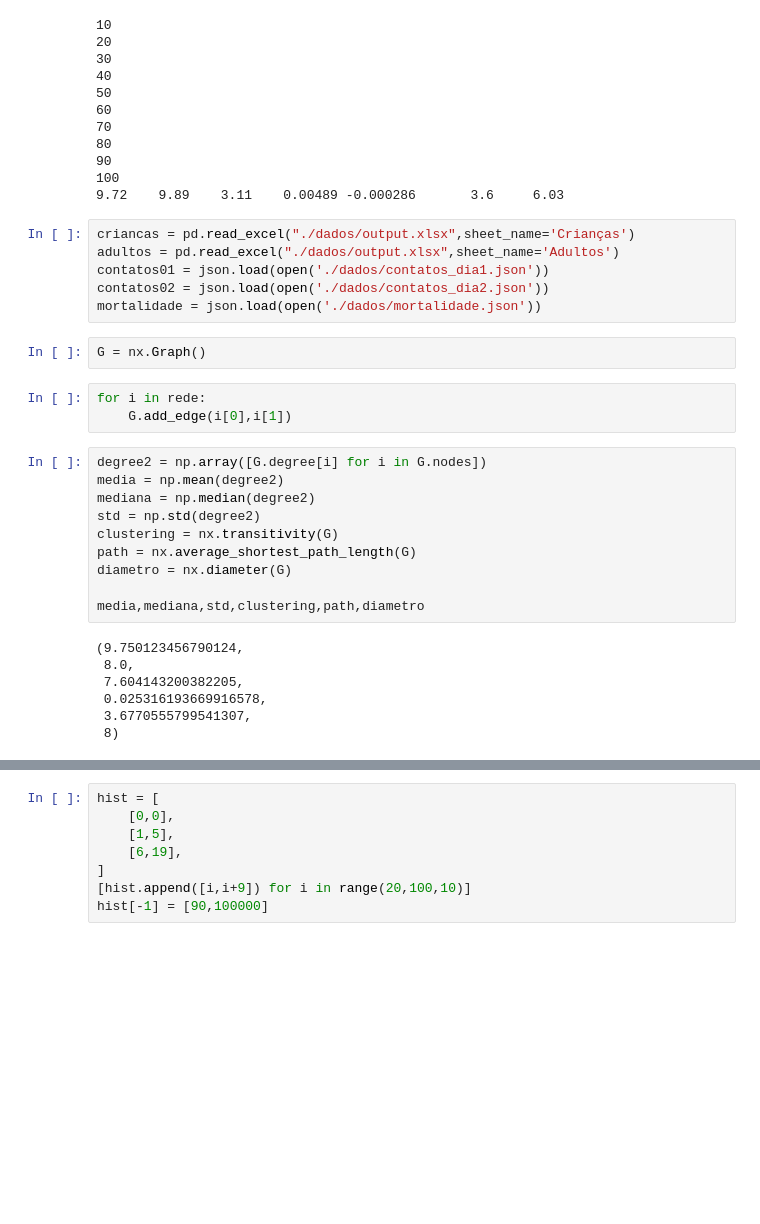
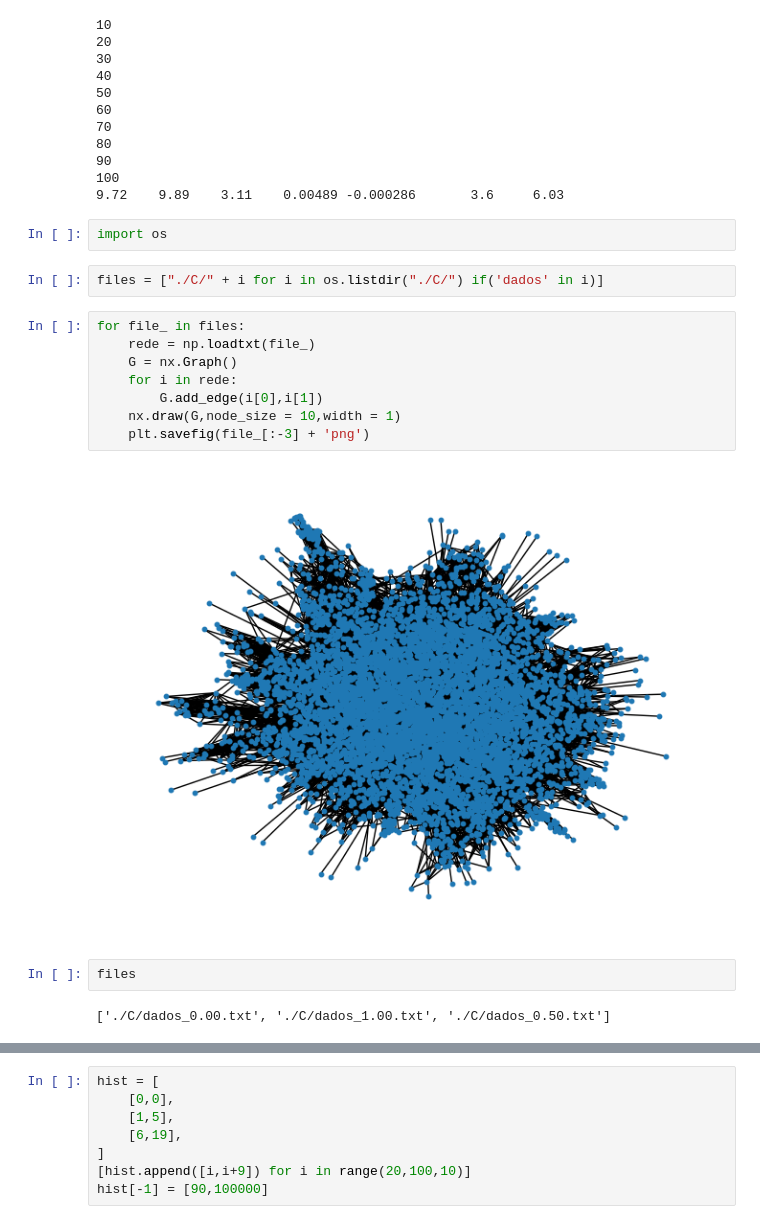
Before and after one commit to intcarlosmiguel/pesquisa_mestrado, a Jupyter notebook: rede.ipynb, the cells around one changed output, grey strips where cells are left out. Saved outputs shown, nothing was run; the diff lists cells and outputs as text; blank space fills up the shorter version.

```diff
--- a/rede.ipynb
+++ b/rede.ipynb
@@ -66,31 +67,21 @@ ER(degree,100)
 90
 100
 9.72    9.89    3.11    0.00489 -0.000286       3.6     6.03
-# %%
-criancas = pd.read_excel("./dados/output.xlsx",sheet_name='Crianças')
-adultos = pd.read_excel("./dados/output.xlsx",sheet_name='Adultos')
-contatos01 = json.load(open('./dados/contatos_dia1.json'))
-contatos02 = json.load(open('./dados/contatos_dia2.json'))
-mortalidade = json.load(open('./dados/mortalidade.json'))
-# %%
-G = nx.Graph()
+# %%
+import os
+# %%
+files = ["./C/" + i for i in os.listdir("./C/") if('dados' in i)]
 # %%
-for i in rede:
-    G.add_edge(i[0],i[1])
+for file_ in files:
+    rede = np.loadtxt(file_)
+    G = nx.Graph()
+    for i in rede:
+        G.add_edge(i[0],i[1])
+    nx.draw(G,node_size = 10,width = 1)
+    plt.savefig(file_[:-3] + 'png')
+# %% [output]
+[figure, added]
-# %%
-degree2 = np.array([G.degree[i] for i in G.nodes])
-media = np.mean(degree2)
-mediana = np.median(degree2)
-std = np.std(degree2)
-clustering = nx.transitivity(G)
-path = nx.average_shortest_path_length(G)
-diametro = nx.diameter(G)
-
-media,mediana,std,clustering,path,diametro
-# %% [output]
-(9.750123456790124,
- 8.0,
- 7.604143200382205,
- 0.025316193669916578,
- 3.6770555799541307,
- 8)
+# %%
+files
+# %% [output]
+['./C/dados_0.00.txt', './C/dados_1.00.txt', './C/dados_0.50.txt']
```
Also changed, not shown: parts of 2 cells of this notebook, 46 other files.
